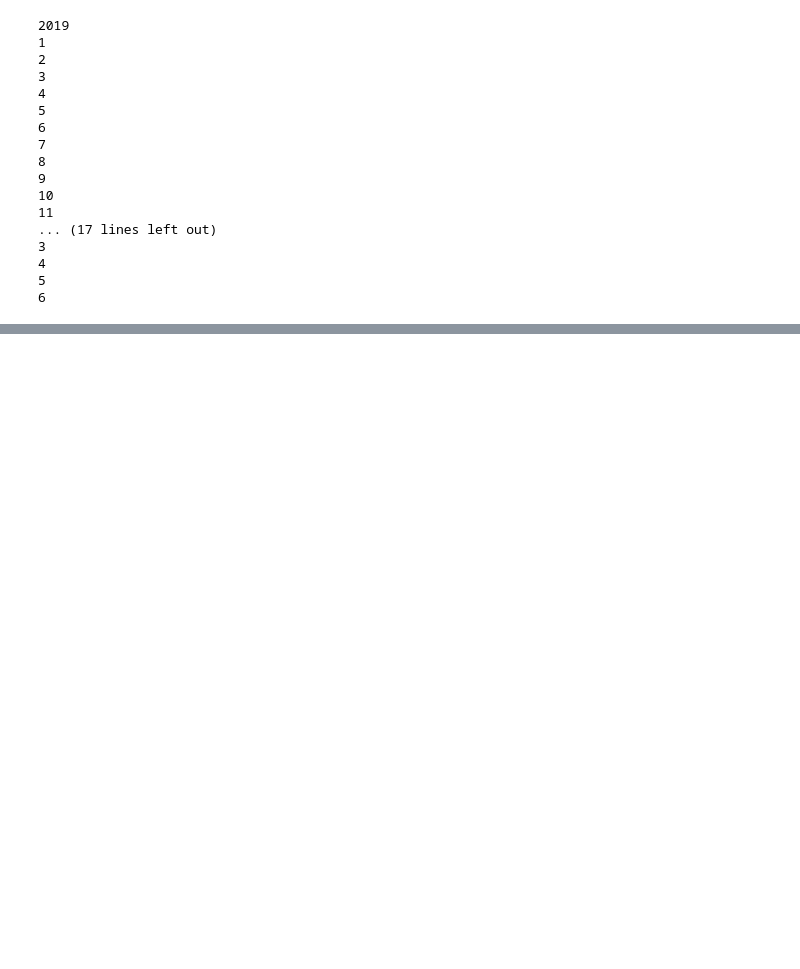
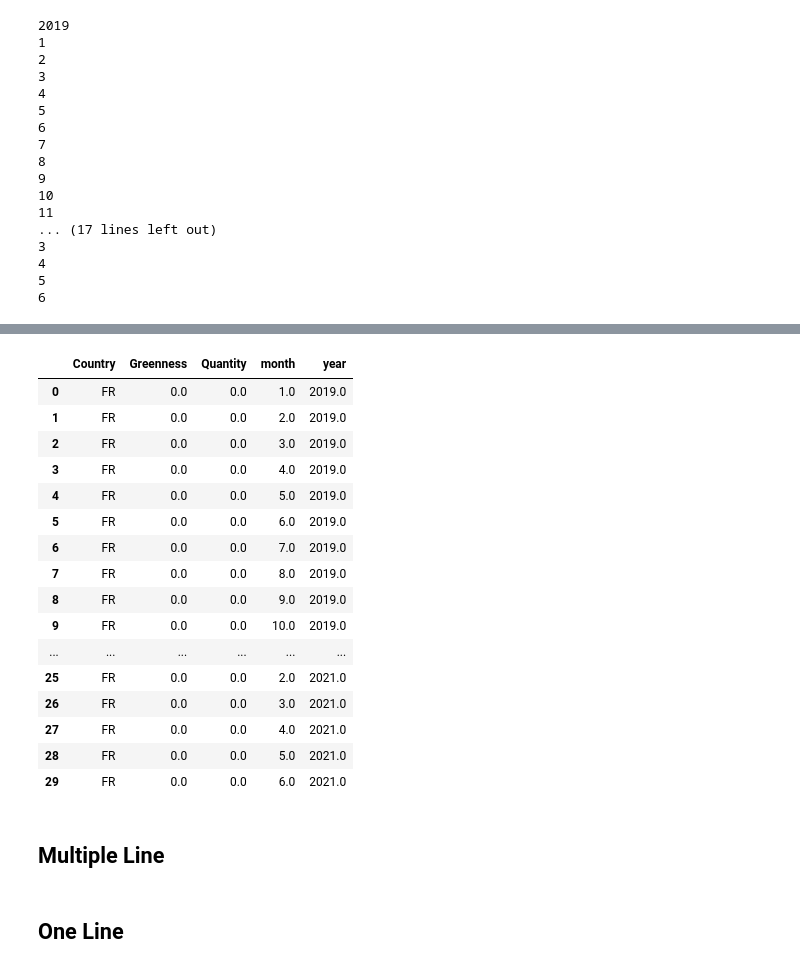
Before and after one commit to istat-methodology/coding-lab, a Jupyter notebook: sta-py/Greenness.ipynb, the cells around one changed output, grey strips where cells are left out. Saved outputs shown, nothing was run; the diff lists cells and outputs as text; code cells hidden in the pictures; blank space fills up the shorter version.

```diff
--- a/sta-py/Greenness.ipynb
+++ b/sta-py/Greenness.ipynb
@@ -23,0 +22,2 @@ Columns (5) have mixed types.Specify dtype option on import or set low_memory=Fa
+# %%
+df_tot['PRODUCT_CODE'] = df_tot['PRODUCT_CODE'].apply(lambda x: str(x))
@@ -23,0 +26,7 @@ Columns (5) have mixed types.Specify dtype option on import or set low_memory=Fa
+# %%
+products = df_tot.PRODUCT_CODE.unique()
+products = pd.Series([p[:2] for p in products])
+df_tot['PRODUCT_CODE2'] = df_tot['PRODUCT_CODE'].apply(lambda x: str(x)[:2])
+
+for p in products.unique():
+    print(p, len(df_tot[df_tot['PRODUCT_CODE2']==p]))
@@ -40,12 +73,9 @@ def PlotGreenGraph(G):
 # %%
 def GreennessGraph(df, month = 1, year = 2019, type_flow = 'export', product = None, t = 1):
 
-    products = df_tot.PRODUCT_CODE.unique()
-    products = [p for p in products if product in str(p)[:2]]
-
     # product
     if product != None or product != '':
-        df = df[df['PRODUCT_CODE'].isin(products)].reset_index(drop=True)
+        df = df[df['PRODUCT_CODE2']==product].reset_index(drop=True)
     else:
         return 'Select the product code!'
 
@@ -132,7 +162,7 @@ for y in year:
         month = list(range(1, 7))
     for m in month:
         print(str(m))
-        greenG = GreennessGraph(df_tot, m, y, product = '72', t = 10)
+        greenG = GreennessGraph(df_tot, m, y, product = '97', t = 40)
         greenDF = DFGreenGraph(greenG, month=m, year=y)
         df = pd.concat([df, greenDF], copy=False)
 df = df.reset_index(drop=True)
@@ -191,0 +200,28 @@ fig.write_html("/Users/davide/Desktop/moreline.html")
+# %%
+df_row = pd.DataFrame({})
+year = [2019, 2020, 2021]
+month = [1,2,3,4,5,6,7,8,9,10,11,12]
+for y in year:
+    if y == 2021:
+        month = list(range(1, 7))
+    for m in range(len(month)):
+        df_row = df_row.append({'Country':'FR', 'Greenness':0, 'Quantity':0, 'month':month[m], 'year':y}, ignore_index=True)
+df_row
+# %% [output]
+|  | Country | Greenness | Quantity | month | year |
+| 0 | FR | 0.0 | 0.0 | 1.0 | 2019.0 |
+| 1 | FR | 0.0 | 0.0 | 2.0 | 2019.0 |
+| 2 | FR | 0.0 | 0.0 | 3.0 | 2019.0 |
+| 3 | FR | 0.0 | 0.0 | 4.0 | 2019.0 |
+| 4 | FR | 0.0 | 0.0 | 5.0 | 2019.0 |
+| 5 | FR | 0.0 | 0.0 | 6.0 | 2019.0 |
+| 6 | FR | 0.0 | 0.0 | 7.0 | 2019.0 |
+| 7 | FR | 0.0 | 0.0 | 8.0 | 2019.0 |
+| 8 | FR | 0.0 | 0.0 | 9.0 | 2019.0 |
+| 9 | FR | 0.0 | 0.0 | 10.0 | 2019.0 |
+| ... | ... | ... | ... | ... | ... |
+| 25 | FR | 0.0 | 0.0 | 2.0 | 2021.0 |
+| 26 | FR | 0.0 | 0.0 | 3.0 | 2021.0 |
+| 27 | FR | 0.0 | 0.0 | 4.0 | 2021.0 |
+| 28 | FR | 0.0 | 0.0 | 5.0 | 2021.0 |
+| 29 | FR | 0.0 | 0.0 | 6.0 | 2021.0 |
@@ -191,0 +238,2 @@ fig.write_html("/Users/davide/Desktop/moreline.html")
+# %% [markdown]
+## Multiple Line
@@ -192,3 +261,5 @@ fig.write_html("/Users/davide/Desktop/moreline.html")
+# %% [markdown]
+## One Line
 # %%
 df2 = df1[df1['Country']=='BE']
 fig = px.line(df2, x="month", y="Greenness", animation_frame="year", animation_group="Country", hover_name="Country", markers=True)
```
Also changed, not shown: parts of 14 cells of this notebook.
